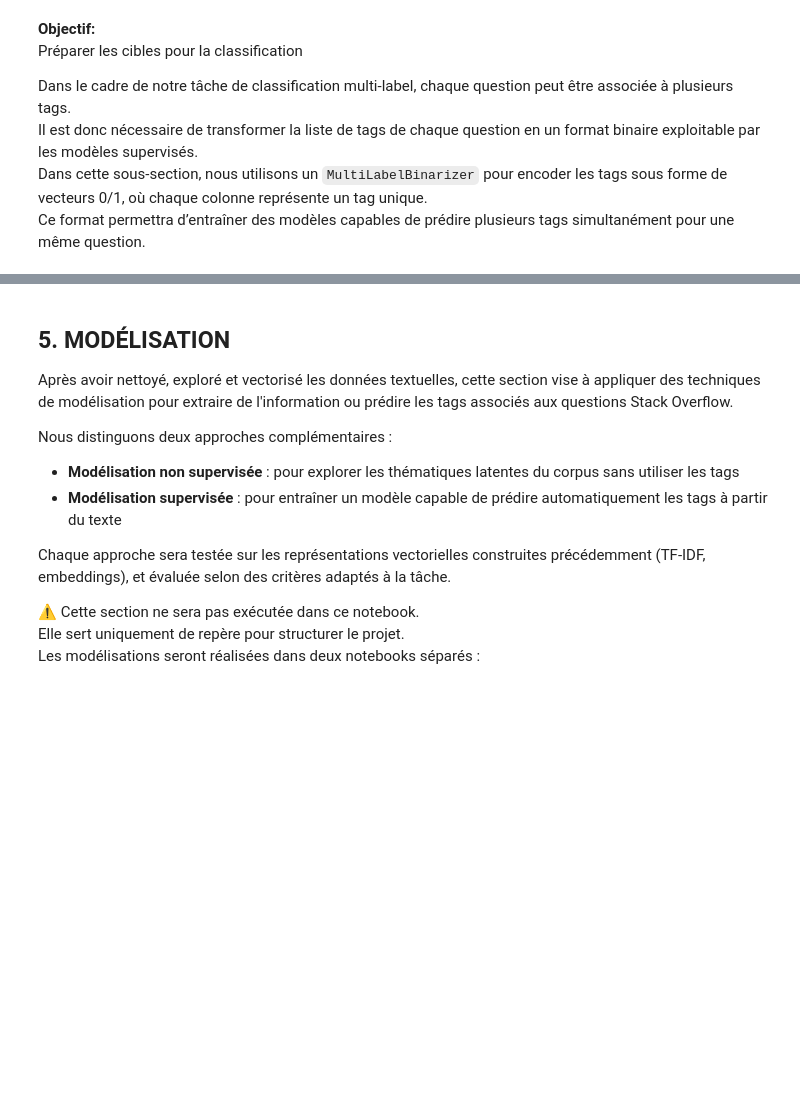
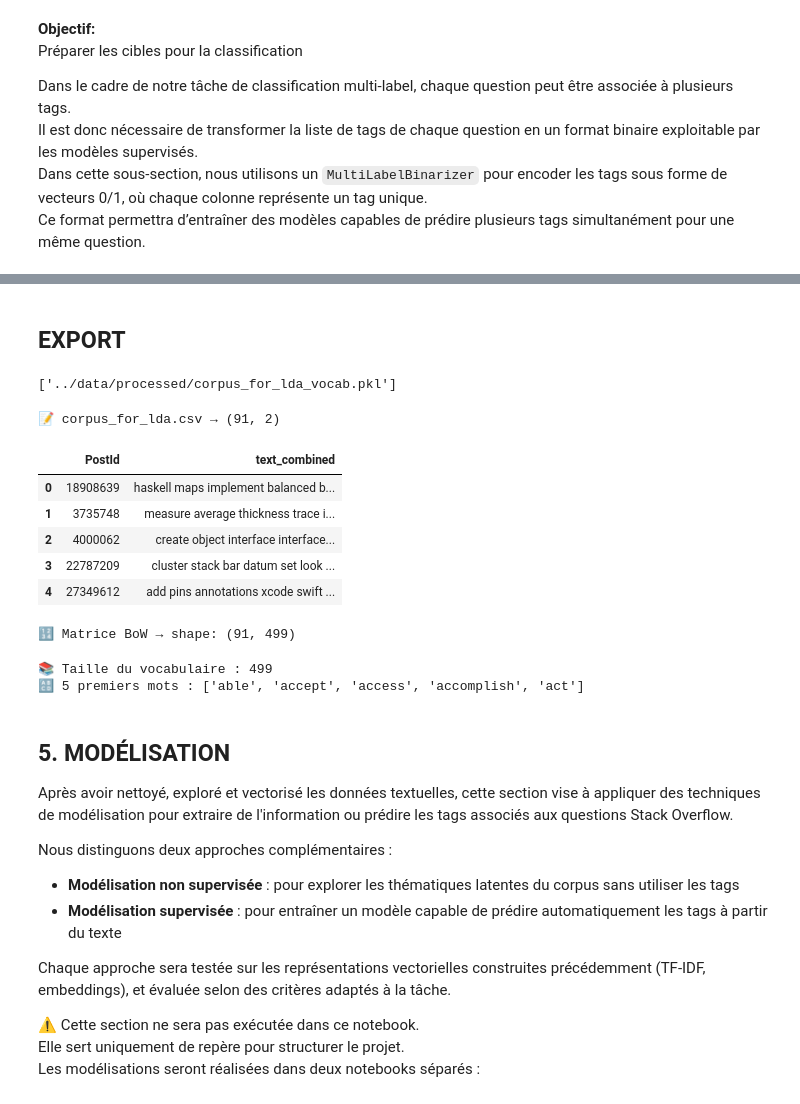
Before and after one commit to QuantumIza/tag-suggester, a Jupyter notebook: notebooks/1_exploration_et_cleaning.ipynb, the cells around one changed output, grey strips where cells are left out. Cells and saved outputs as stored; diff of their text form; code cells hidden in the pictures; blank space fills up the shorter version.

Commit message:
Export des données pour être chargées en entrée du notebook de modelisation non supervisée

```diff
--- a/notebooks/1_exploration_et_cleaning.ipynb
+++ b/notebooks/1_exploration_et_cleaning.ipynb
@@ -1559,3 +1558,65 @@ FileNotFoundError: [Errno 2] No such file or directory: 'models/multilabel_binar
+# %% [markdown]
+## EXPORT
+# %%
+# -------------------------------------------
+# --- RECHARGEMENT DES MODULES D' EXPLORATION
+# -------------------------------------------
+import importlib
+import eda.eda_analysis as eda
+importlib.reload(eda)
+
+
+import os
+import joblib
+import pandas as pd
+from sklearn.feature_extraction.text import CountVectorizer
+
+# ⚙️ Étape 1 : construire le corpus textuel à partir du texte nettoyé
+corpus = sample_explo_wo[["clean_title", "clean_body"]].apply(lambda x: " ".join(x.dropna().astype(str)), axis=1)
+
+# ⚙️ Étape 2 : vectorisation BoW
+vectorizer = CountVectorizer(max_df=0.95, min_df=2, stop_words="english")
+X_bow = vectorizer.fit_transform(corpus)
+vocab = vectorizer.get_feature_names_out().tolist()
+
+# ⚙️ Étape 3 : sauvegarde dans 'data/processed'
+os.makedirs("data/processed", exist_ok=True)
+sample_explo_export = sample_explo_wo[["PostId"]].copy()
+sample_explo_export["text_combined"] = corpus
+sample_explo_export.to_csv("../data/processed/corpus_for_lda.csv", index=False)
+
+joblib.dump(X_bow, "../data/processed/corpus_for_lda_bow.pkl")
+joblib.dump(vocab, "../data/processed/corpus_for_lda_vocab.pkl")
+# %% [output]
+['../data/processed/corpus_for_lda_vocab.pkl']
+# %%
+import pandas as pd
+
+df_corpus = pd.read_csv("../data/processed/corpus_for_lda.csv")
+print("📝 corpus_for_lda.csv →", df_corpus.shape)
+df_corpus.head()
+# %% [output]
+📝 corpus_for_lda.csv → (91, 2)
+|  | PostId | text_combined |
+| 0 | 18908639 | haskell maps implement balanced b... |
+| 1 | 3735748 | measure average thickness trace i... |
+| 2 | 4000062 | create object interface interface... |
+| 3 | 22787209 | cluster stack bar datum set look ... |
+| 4 | 27349612 | add pins annotations xcode swift ... |
+# %%
+import joblib
+
+X_bow = joblib.load("../data/processed/corpus_for_lda_bow.pkl")
+print("🔢 Matrice BoW → shape:", X_bow.shape)
+# %% [output]
+🔢 Matrice BoW → shape: (91, 499)
+# %%
+vocab = joblib.load("../data/processed/corpus_for_lda_vocab.pkl")
+print("📚 Taille du vocabulaire :", len(vocab))
+print("🔠 5 premiers mots :", vocab[:5])
+# %% [output]
+📚 Taille du vocabulaire : 499
+🔠 5 premiers mots : ['able', 'accept', 'access', 'accomplish', 'act']
 # %% [markdown]
 ## 5. MODÉLISATION
 
```
Also changed, not shown: parts of 5 cells of this notebook, 3 other files.
